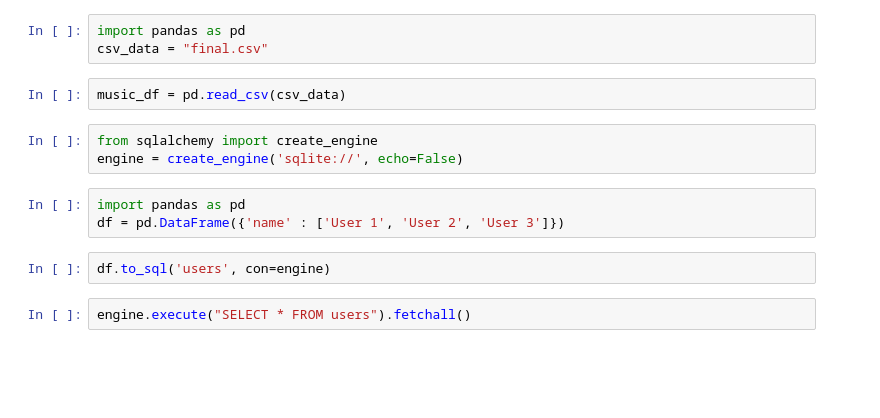
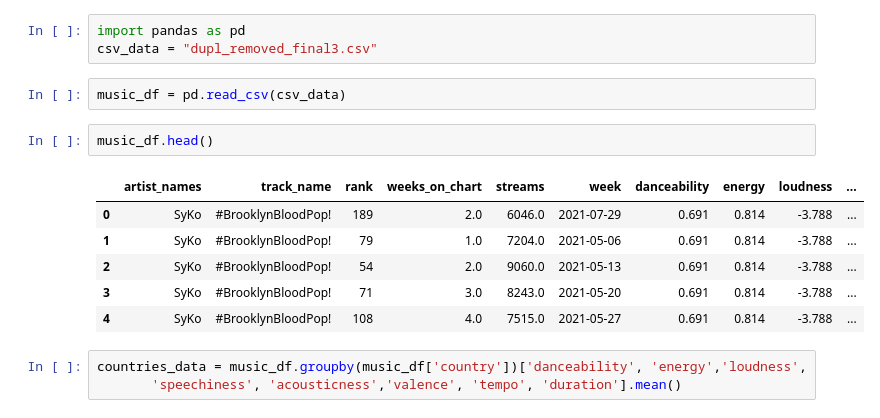
Before and after one commit to cmbutler83/SongAttributesVSPopularity, a Jupyter notebook: Df_creation_for_tables.ipynb, the cells around one changed output. Drawn from its saved outputs; the diff is of its cells as text; blank space fills up the shorter version.

```diff
--- a/Df_creation_for_tables.ipynb
+++ b/Df_creation_for_tables.ipynb
@@ -1,15 +1,17 @@
 # %%
 import pandas as pd
-csv_data = "final.csv"
+csv_data = "dupl_removed_final3.csv"
 # %%
 music_df = pd.read_csv(csv_data)
-# %%
-from sqlalchemy import create_engine
-engine = create_engine('sqlite://', echo=False)
-# %%
-import pandas as pd
-df = pd.DataFrame({'name' : ['User 1', 'User 2', 'User 3']})
-# %%
-df.to_sql('users', con=engine)
-# %%
-engine.execute("SELECT * FROM users").fetchall()
+# %%
+music_df.head()
+# %% [output]
+|  | artist_names | track_name | rank | weeks_on_chart | streams | week | danceability | energy | loudness | ... |
+| 0 | SyKo | #BrooklynBloodPop! | 189 | 2.0 | 6046.0 | 2021-07-29 | 0.691 | 0.814 | -3.788 | ... |
+| 1 | SyKo | #BrooklynBloodPop! | 79 | 1.0 | 7204.0 | 2021-05-06 | 0.691 | 0.814 | -3.788 | ... |
+| 2 | SyKo | #BrooklynBloodPop! | 54 | 2.0 | 9060.0 | 2021-05-13 | 0.691 | 0.814 | -3.788 | ... |
+| 3 | SyKo | #BrooklynBloodPop! | 71 | 3.0 | 8243.0 | 2021-05-20 | 0.691 | 0.814 | -3.788 | ... |
+| 4 | SyKo | #BrooklynBloodPop! | 108 | 4.0 | 7515.0 | 2021-05-27 | 0.691 | 0.814 | -3.788 | ... |
+# %%
+countries_data = music_df.groupby(music_df['country'])['danceability', 'energy','loudness',
+       'speechiness', 'acousticness','valence', 'tempo', 'duration'].mean()
```
Also changed, not shown: parts of 22 cells of this notebook.
